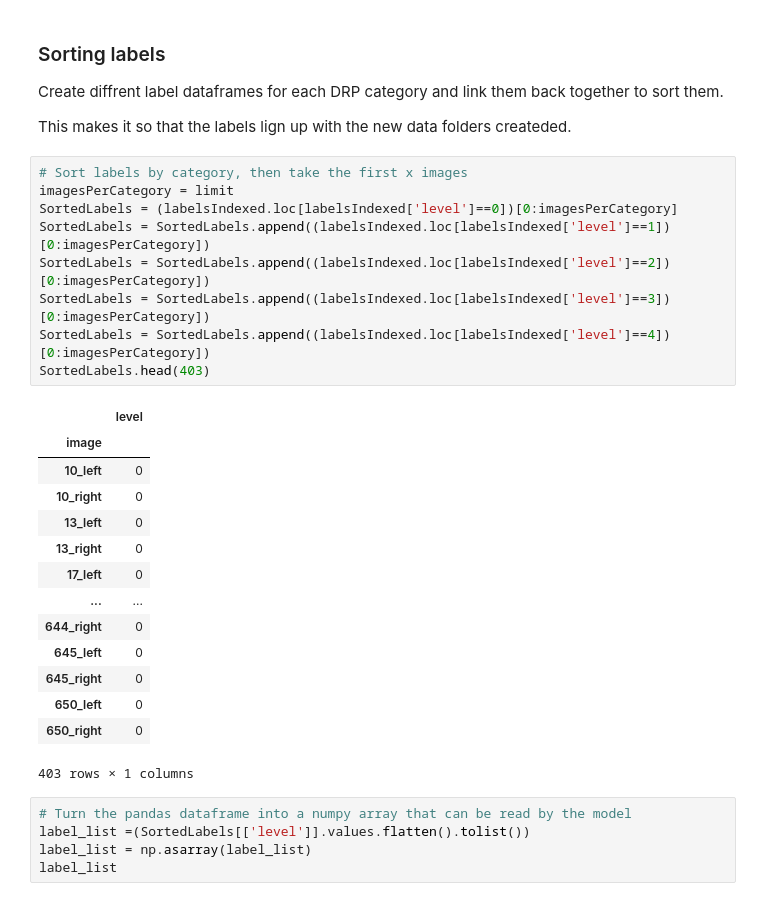
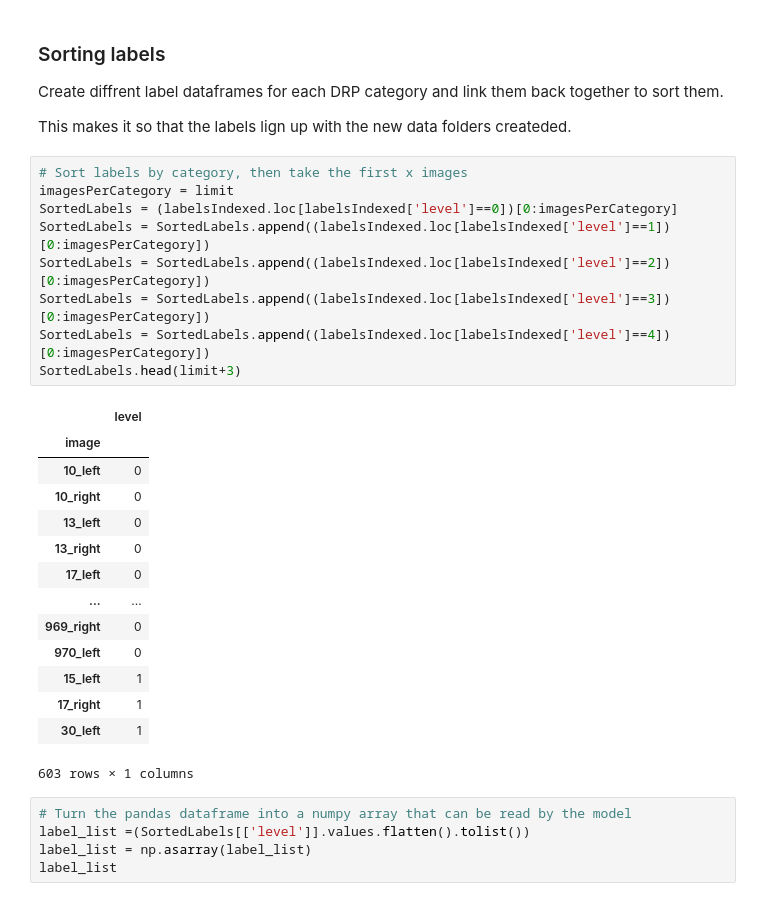
Before and after one commit to RipOrbofWinter/EyeDiseaseDetection, a Jupyter notebook: SortedModel.ipynb, the cells around one changed output. Cells and saved outputs as stored; diff of their text form.

```diff
--- a/SortedModel.ipynb
+++ b/SortedModel.ipynb
@@ -92,27 +92,27 @@ This makes it so that the labels lign up with the new data folders createded.
 # %%
 # Sort labels by category, then take the first x images
 imagesPerCategory = limit
 SortedLabels = (labelsIndexed.loc[labelsIndexed['level']==0])[0:imagesPerCategory]
 SortedLabels = SortedLabels.append((labelsIndexed.loc[labelsIndexed['level']==1])[0:imagesPerCategory])
 SortedLabels = SortedLabels.append((labelsIndexed.loc[labelsIndexed['level']==2])[0:imagesPerCategory])
 SortedLabels = SortedLabels.append((labelsIndexed.loc[labelsIndexed['level']==3])[0:imagesPerCategory])
 SortedLabels = SortedLabels.append((labelsIndexed.loc[labelsIndexed['level']==4])[0:imagesPerCategory])
-SortedLabels.head(403)
+SortedLabels.head(limit+3)
 # %% [output]
 |  | level |
 | image |  |
 | 10_left | 0 |
 | 10_right | 0 |
 | 13_left | 0 |
 | 13_right | 0 |
 | 17_left | 0 |
 | ... | ... |
-| 644_right | 0 |
-| 645_left | 0 |
-| 645_right | 0 |
-| 650_left | 0 |
-| 650_right | 0 |
+| 969_right | 0 |
+| 970_left | 0 |
+| 15_left | 1 |
+| 17_right | 1 |
+| 30_left | 1 |
-403 rows × 1 columns
+603 rows × 1 columns
 # %%
 # Turn the pandas dataframe into a numpy array that can be read by the model
 label_list =(SortedLabels[['level']].values.flatten().tolist())
```
Also changed, not shown: parts of 4 cells of this notebook, 3 other files.
